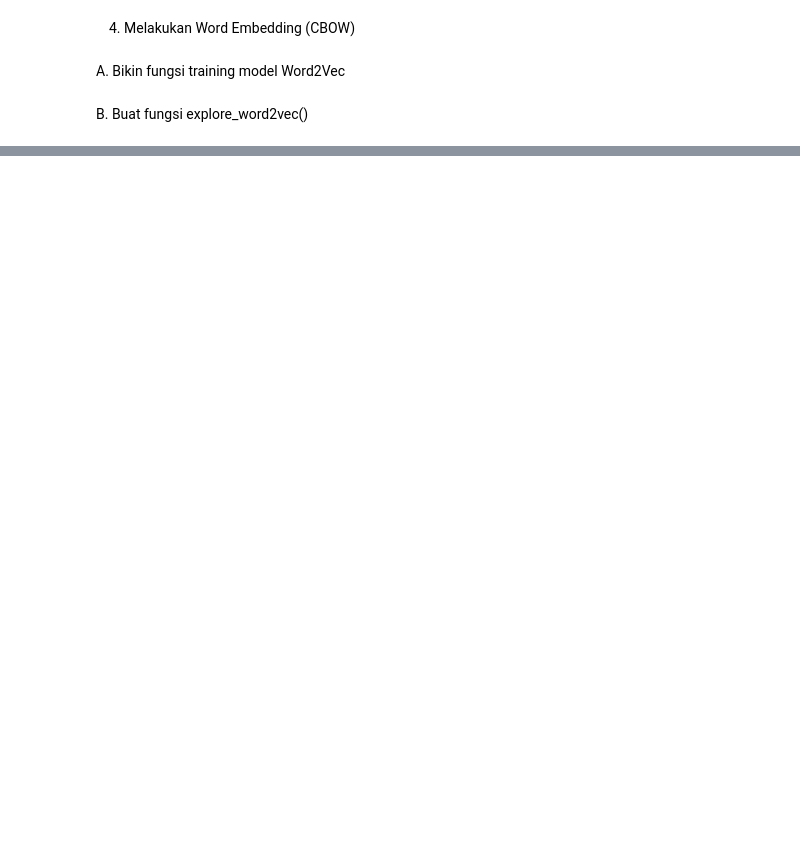
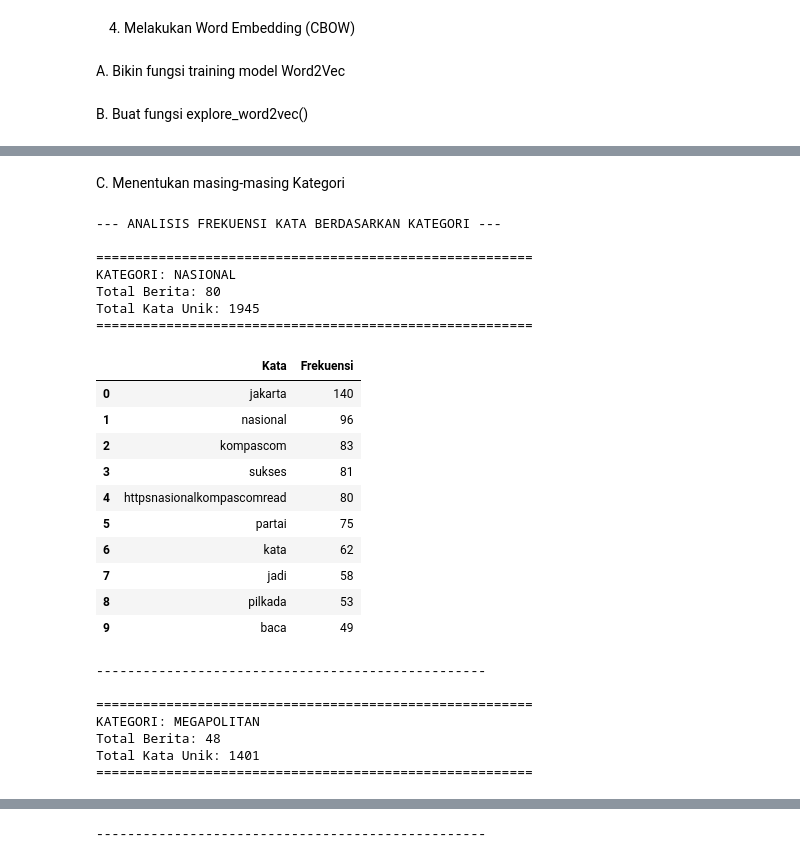
Before and after one commit to mabrurahrahayu-creator/PPW, a Jupyter notebook: _sources/TFidf.ipynb, the cells around one changed output, grey strips where cells are left out. Saved outputs shown, nothing was run; the diff lists cells and outputs as text; code cells hidden in the pictures; blank space fills up the shorter version.

```diff
--- a/_sources/TFidf.ipynb
+++ b/_sources/TFidf.ipynb
@@ -168,0 +170,72 @@ False
+# %% [markdown]
+C. Menentukan masing-masing Kategori
+# %%
+from collections import Counter
+import pandas as pd
+from IPython.display import display
+print("--- ANALISIS FREKUENSI KATA BERDASARKAN KATEGORI ---")
+
+# Ambil daftar kategori unik (seharusnya Nasional dan Megapolitan)
+categories = df['Kategori'].unique()
+
+for category in categories:
+    # 1. Filter DataFrame untuk kategori saat ini
+    df_filtered = df[df['Kategori'] == category]
+
+    # 2. Gabungkan semua token dari semua berita di kategori ini
+    all_tokens_category = [
+        token
+        for sublist in df_filtered['clean']
+        if sublist is not None
+        for token in sublist.split() # Split the cleaned text into tokens
+    ]
+
+
+    # 3. Hitung frekuensi kata
+    freq_category = Counter(all_tokens_category)
+
+    # 4. Urutkan semua kata unik
+    all_unique_words = freq_category.items()
+    sorted_words = sorted(all_unique_words, key=lambda x: (-x[1], x[0]))
+
+    # Tampilkan Hasil
+    print(f"\n========================================================")
+    print(f"KATEGORI: {category.upper()}")
+    print(f"Total Berita: {len(df_filtered)}")
+    print(f"Total Kata Unik: {len(sorted_words)}")
+    print(f"========================================================")
+
+    # Tampilkan 10 kata paling sering
+    top_10 = sorted_words[:10]
+
+    # Buat DataFrame untuk tampilan yang rapi
+    top_10_df = pd.DataFrame(top_10, columns=['Kata', 'Frekuensi'])
+    display(top_10_df)
+
+    print("-" * 50)
+# %% [output]
+--- ANALISIS FREKUENSI KATA BERDASARKAN KATEGORI ---
+
+========================================================
+KATEGORI: NASIONAL
+Total Berita: 80
+Total Kata Unik: 1945
+========================================================
+|  | Kata | Frekuensi |
+| 0 | jakarta | 140 |
+| 1 | nasional | 96 |
+| 2 | kompascom | 83 |
+| 3 | sukses | 81 |
+| 4 | httpsnasionalkompascomread | 80 |
+| 5 | partai | 75 |
+| 6 | kata | 62 |
+| 7 | jadi | 58 |
+| 8 | pilkada | 53 |
+| 9 | baca | 49 |
+--------------------------------------------------
+
+========================================================
+KATEGORI: MEGAPOLITAN
+Total Berita: 48
+Total Kata Unik: 1401
+========================================================
@@ -168,0 +253 @@ False
+--------------------------------------------------
```
Also changed, not shown: parts of 8 cells of this notebook, 6 other files.
